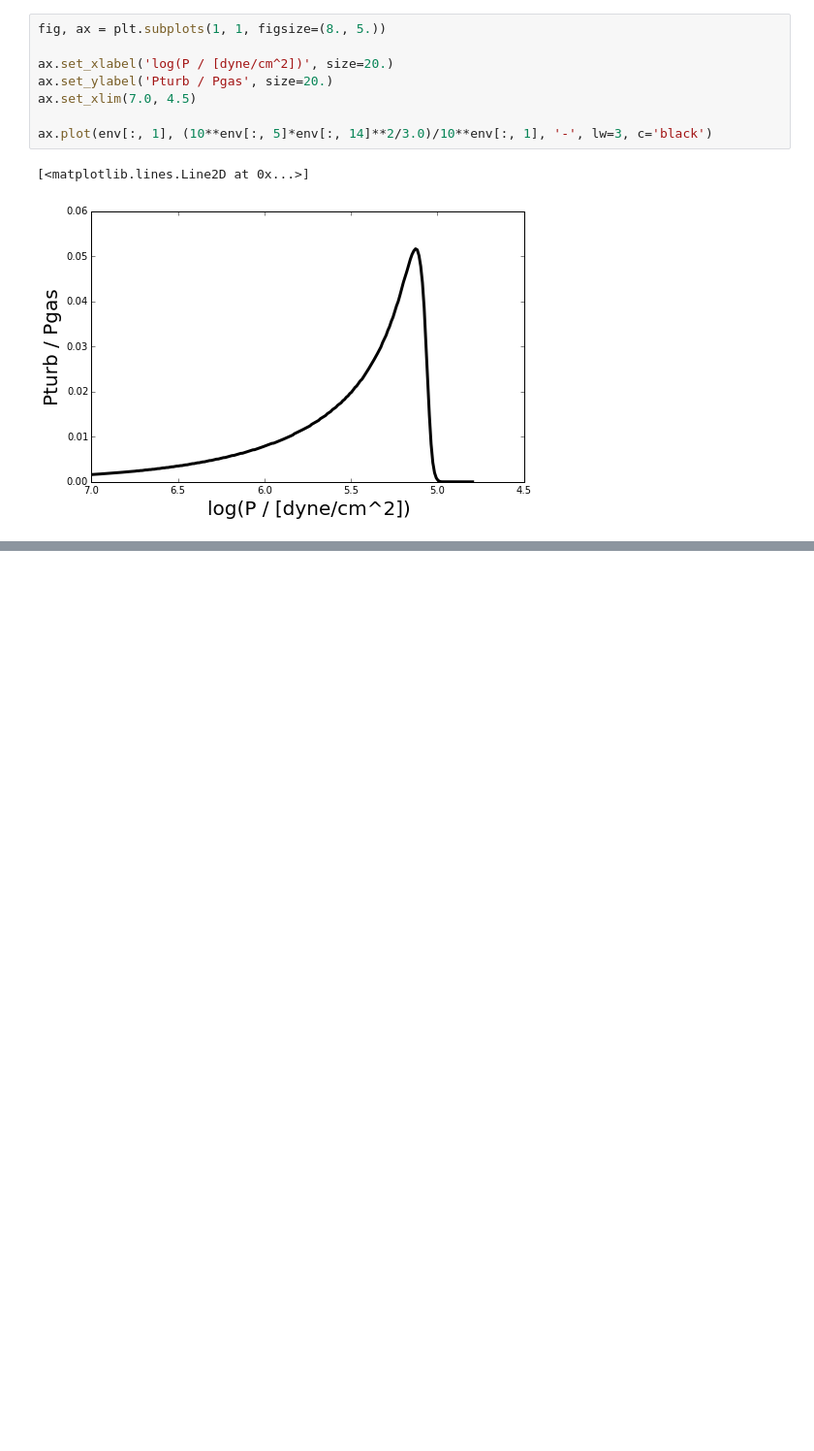
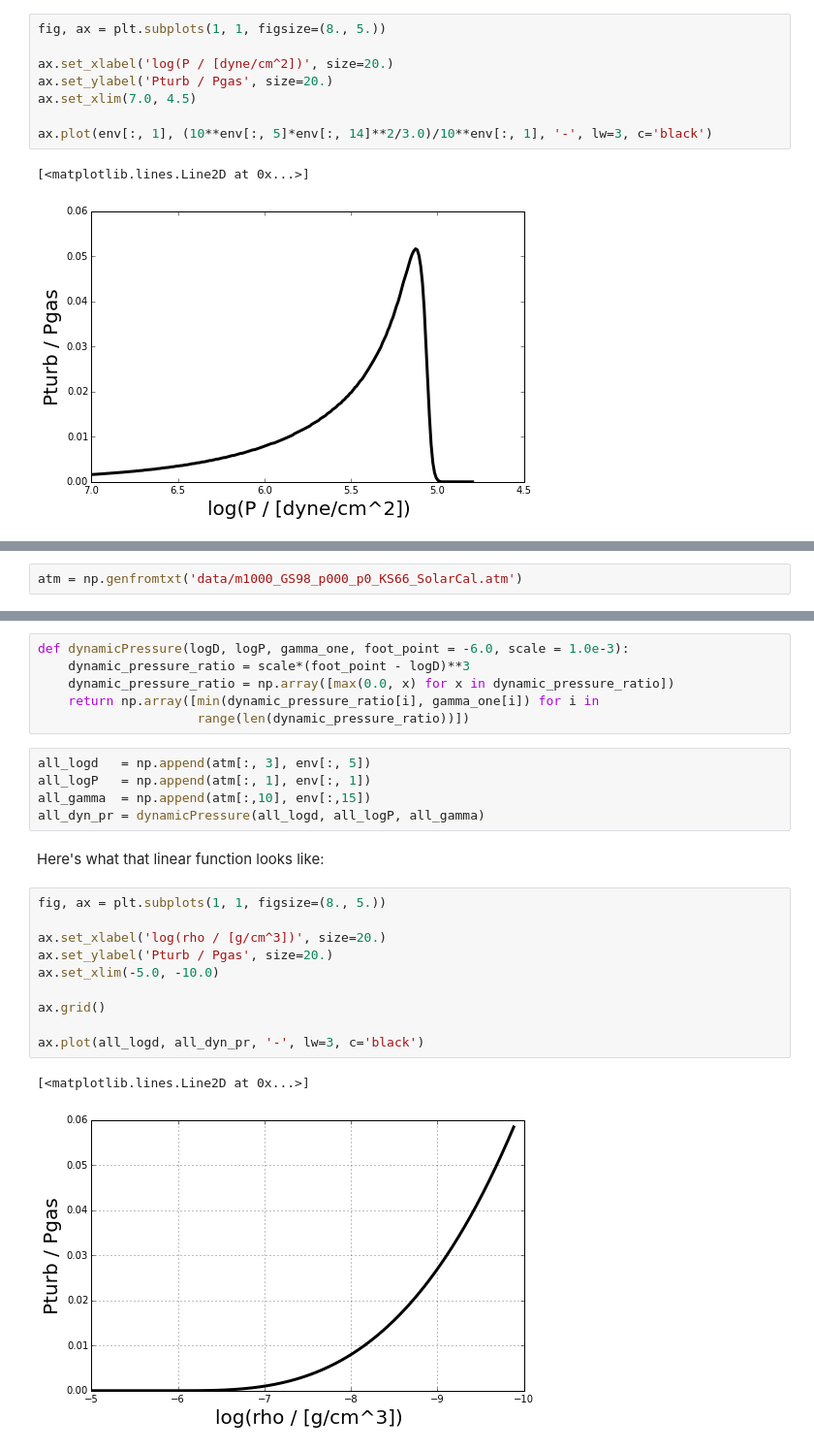
Before and after one commit to gfeiden/Notebook, a Jupyter notebook: Projects/dynam_pressure/mlt_velocity_profile.ipynb, the cells around one changed output, grey strips where cells are left out. Shown at 97% size. Drawn from its saved outputs; the diff is of its cells as text; blank space fills up the shorter version.

```diff
--- a/Projects/dynam_pressure/mlt_velocity_profile.ipynb
+++ b/Projects/dynam_pressure/mlt_velocity_profile.ipynb
@@ -46,0 +68,2 @@ A critical feature of dynamical pressure that has been ignored, is that dynamica
+# %%
+atm = np.genfromtxt('data/m1000_GS98_p000_p0_KS66_SolarCal.atm')
@@ -46,0 +72,26 @@ A critical feature of dynamical pressure that has been ignored, is that dynamica
+# %%
+def dynamicPressure(logD, logP, gamma_one, foot_point = -6.0, scale = 1.0e-3):
+    dynamic_pressure_ratio = scale*(foot_point - logD)**3
+    dynamic_pressure_ratio = np.array([max(0.0, x) for x in dynamic_pressure_ratio])
+    return np.array([min(dynamic_pressure_ratio[i], gamma_one[i]) for i in
+                     range(len(dynamic_pressure_ratio))])
+# %%
+all_logd   = np.append(atm[:, 3], env[:, 5])
+all_logP   = np.append(atm[:, 1], env[:, 1])
+all_gamma  = np.append(atm[:,10], env[:,15])
+all_dyn_pr = dynamicPressure(all_logd, all_logP, all_gamma)
+# %% [markdown]
+Here's what that linear function looks like:
+# %%
+fig, ax = plt.subplots(1, 1, figsize=(8., 5.))
+
+ax.set_xlabel('log(rho / [g/cm^3])', size=20.)
+ax.set_ylabel('Pturb / Pgas', size=20.)
+ax.set_xlim(-5.0, -10.0)
+
+ax.grid()
+
+ax.plot(all_logd, all_dyn_pr, '-', lw=3, c='black')
+# %% [output]
+[<matplotlib.lines.Line2D at 0x...>]
+[figure, added]
```
Also changed, not shown: parts of 8 cells of this notebook, 1 other file.
